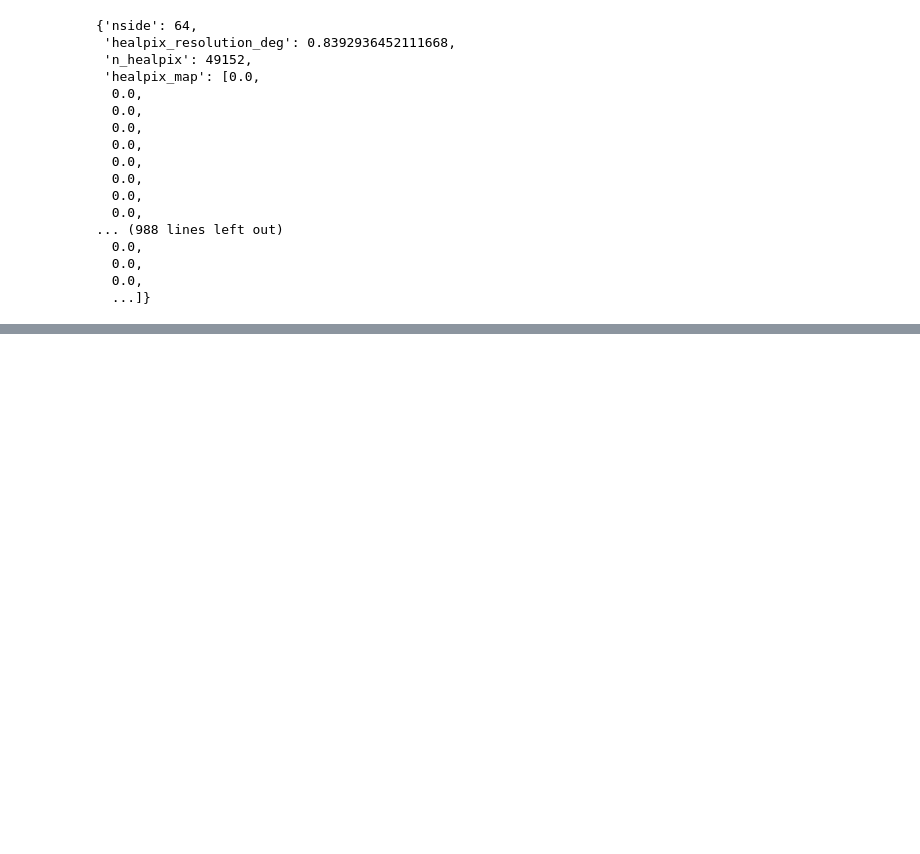
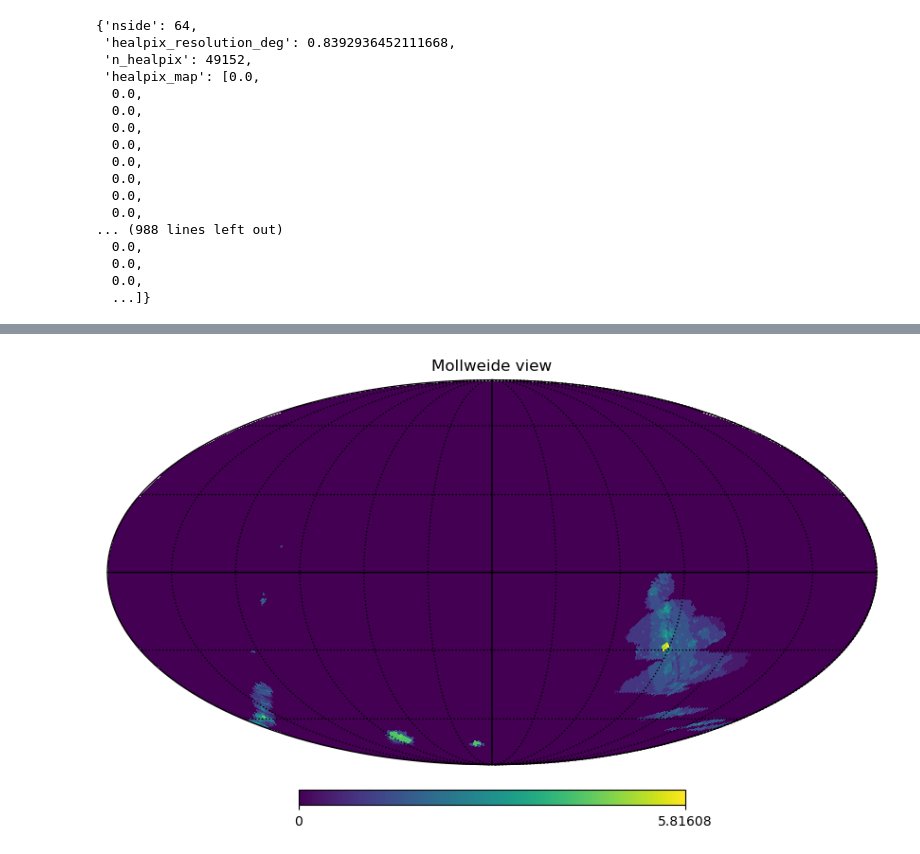
Before and after one commit to LSST-TVSSC/software_tools, a Jupyter notebook: footprint_maps/plot_rubin_galplane_footprint.ipynb, the cells around one changed output, grey strips where cells are left out. Drawn from its saved outputs; the diff is of its cells as text; code cells hidden in the pictures; blank space fills up the shorter version.

Commit message:
Updated footprint output

```diff
--- a/footprint_maps/plot_rubin_galplane_footprint.ipynb
+++ b/footprint_maps/plot_rubin_galplane_footprint.ipynb
@@ -1400,0 +1405,9 @@ jdata
+# %%
+# Load the file with the FITS table that contains the priority data for the survey footprint
+aggregated_priority_file = '/Users/rstreet/software/LSST-TVSSC_software_tools/footprint_maps/aggregated_priority_map_p2.5_a2.5.fits'
+
+with fits.open(aggregated_priority_file) as hdul:
+    priority_map = np.array([x[0] for x in hdul[1].data])
+plot_map_data(priority_map)
+# %% [output]
+[figure, added]
```
Also changed, not shown: parts of 8 cells of this notebook, 1 other file.
